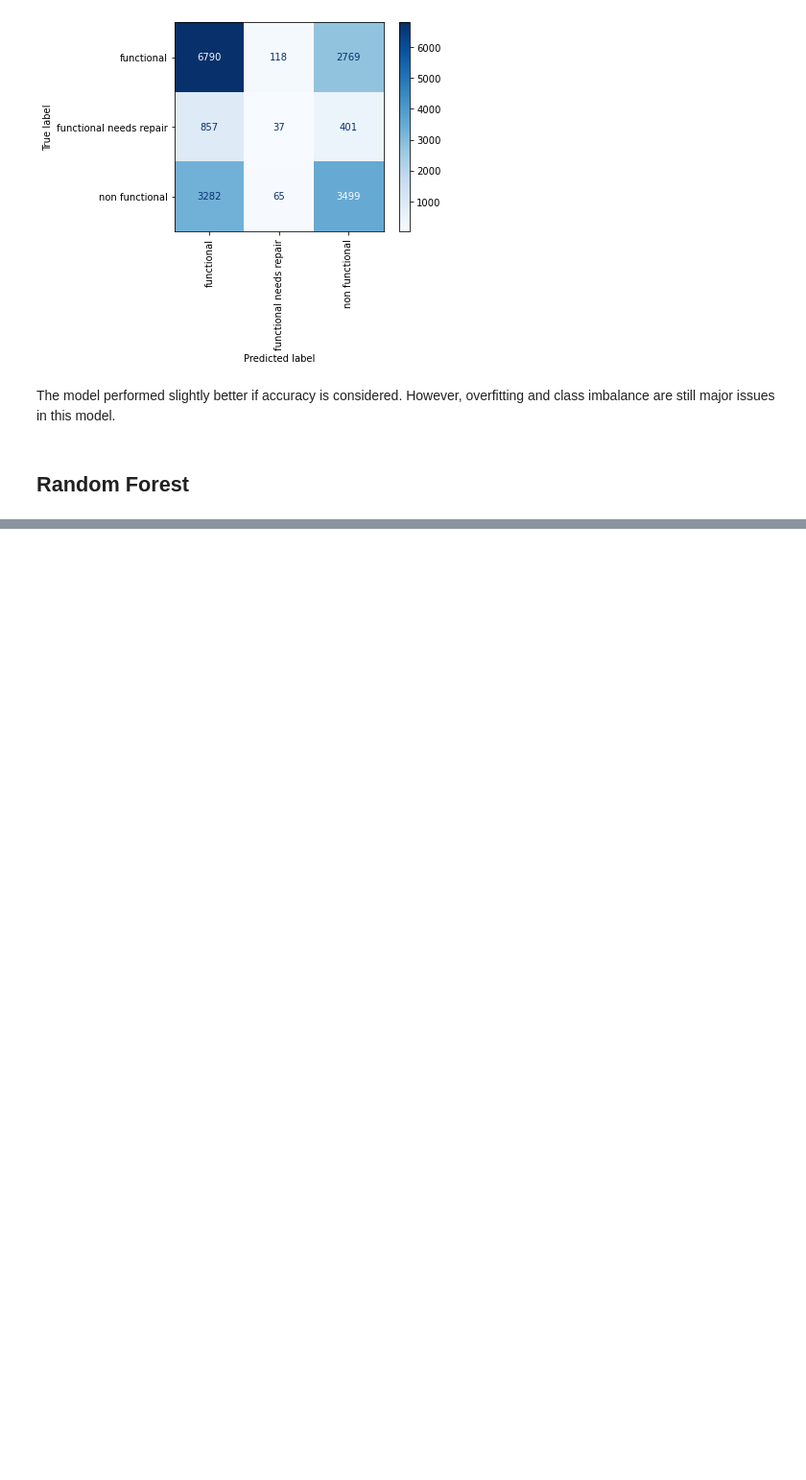
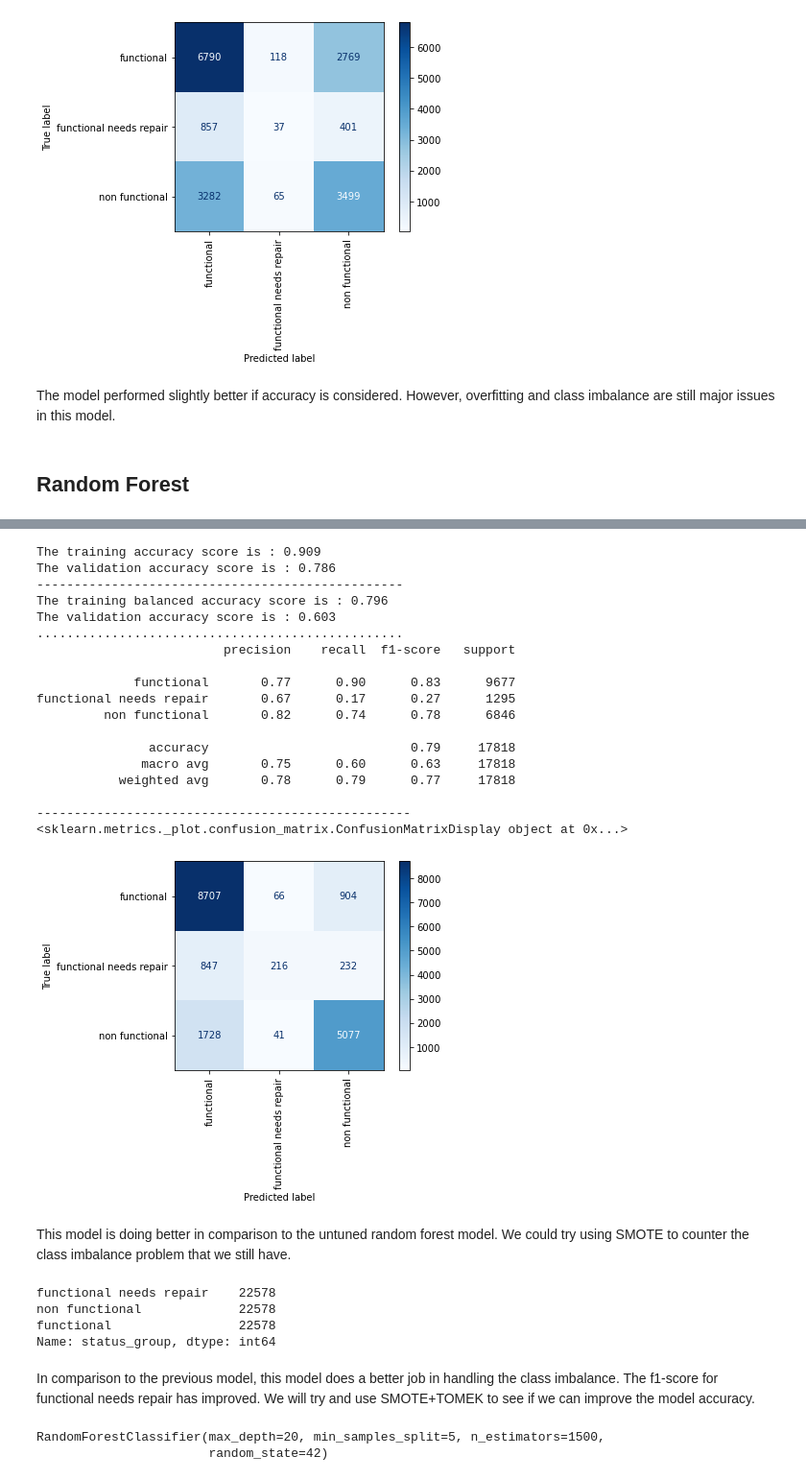
Before and after one commit to OswaldCc/Tanzania-Water-Pump-Status-Prediction, a Jupyter notebook: Tanzania Water Pump Status.ipynb, the cells around one changed output, grey strips where cells are left out. Shown at 96% size. Saved outputs shown, nothing was run; the diff lists cells and outputs as text; code cells hidden in the pictures; blank space fills up the shorter version.

```diff
--- a/Tanzania Water Pump Status.ipynb
+++ b/Tanzania Water Pump Status.ipynb
@@ -1031,0 +1031,14 @@ The model performed slightly better if accuracy is considered. However, overfitt
+# %%
+random_forest_grid = {
+               'max_depth': [10, 20],
+               'min_samples_split': [5, 10],
+               'n_estimators': [500, 1000, 1500]}
+# %%
+rf_random = RandomizedSearchCV(estimator = random_forest,
+                               param_distributions = random_forest_grid,
+                               n_iter = 20,
+                               cv = 5,
+                               random_state=42,
+                               n_jobs = -1)
+# Fit the random search model
+rf_random.fit(preprocessed_train, y_train)
@@ -1031,0 +1048,44 @@ The model performed slightly better if accuracy is considered. However, overfitt
+# %%
+#Building the tuned model
+rf_tuned = RandomForestClassifier(n_estimators = 1500,min_samples_split=5,max_depth=20,random_state=42)
+
+#Fitting the model
+
+rf_tuned.fit(preprocessed_train, y_train)
+
+#Evaluation
+model_eval(rf_tuned, preprocessed_train, y_train,preprocessed_test, y_test)
+# %% [output]
+The training accuracy score is : 0.909
+The validation accuracy score is : 0.786
+-------------------------------------------------
+The training balanced accuracy score is : 0.796
+The validation accuracy score is : 0.603
+.................................................
+                         precision    recall  f1-score   support
+
+             functional       0.77      0.90      0.83      9677
+functional needs repair       0.67      0.17      0.27      1295
+         non functional       0.82      0.74      0.78      6846
+
+               accuracy                           0.79     17818
+              macro avg       0.75      0.60      0.63     17818
+           weighted avg       0.78      0.79      0.77     17818
+
+--------------------------------------------------
+<sklearn.metrics._plot.confusion_matrix.ConfusionMatrixDisplay object at 0x...>
+[figure, added]
+# %% [markdown]
+This model is doing better in comparison to the untuned random forest model. We could try using SMOTE to counter the class imbalance problem that we still have.
+# %%
+
+sm = SMOTE(random_state=42)
+# Fit and transform
+X_train_oversampled, y_train_oversampled = sm.fit_resample(preprocessed_train, y_train)
+
+y_train_oversampled.value_counts()
+# %% [output]
+functional needs repair    22578
+non functional             22578
+functional                 22578
+Name: status_group, dtype: int64
@@ -1031,0 +1101,2 @@ The model performed slightly better if accuracy is considered. However, overfitt
+# %% [markdown]
+In comparison to the previous model, this model does a better job in handling the class imbalance. The f1-score for functional needs repair has improved. We will try and use  SMOTE+TOMEK to see if we can improve the model accuracy.
@@ -1031,0 +1108,12 @@ The model performed slightly better if accuracy is considered. However, overfitt
+# %%
+rf_smote_tomek = RandomForestClassifier(n_estimators = 1500,
+                                  min_samples_split=5,
+                                  max_depth=20,
+                                  random_state=42)
+
+# fitting the model to the oversampled data
+
+rf_smote_tomek.fit(X_train_oversampled2, y_train_oversampled2)
+# %% [output]
+RandomForestClassifier(max_depth=20, min_samples_split=5, n_estimators=1500,
+                       random_state=42)
```
Also changed, not shown: parts of 14 cells of this notebook.
